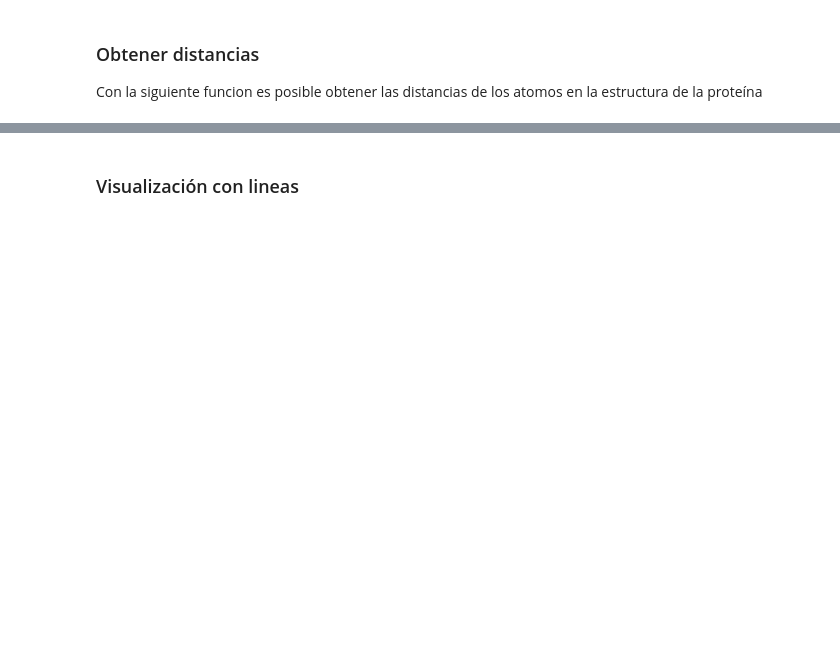
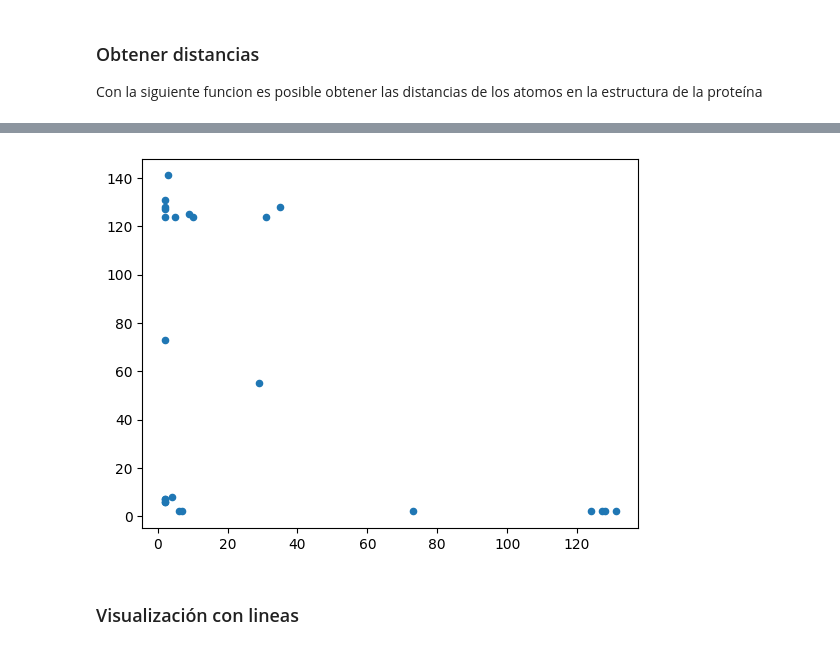
Before and after one commit to agusscarmu/Advanced_Bioinformatic, a Jupyter notebook: TP_PROT.ipynb, the cells around one changed output, grey strips where cells are left out. Cells and saved outputs as stored; diff of their text form; code cells hidden in the pictures; blank space fills up the shorter version.

```diff
--- a/TP_PROT.ipynb
+++ b/TP_PROT.ipynb
@@ -202,3 +222,10 @@ distances[(distances.DISTANCE<5) & (distances.ATOM1_CHAIN_ID!=distances.ATOM2_CH
+# %%
+import matplotlib.pyplot as plt
+
+plt.scatter(distances['ATOM1_RESIDUE_ID'], distances['ATOM2_RESIDUE_ID'], s=20)
+plt.show()
+# %% [output]
+[figure, added]
 # %% [markdown]
 ### Visualización con lineas
 # %%
```
Also changed, not shown: parts of 2 cells of this notebook.
